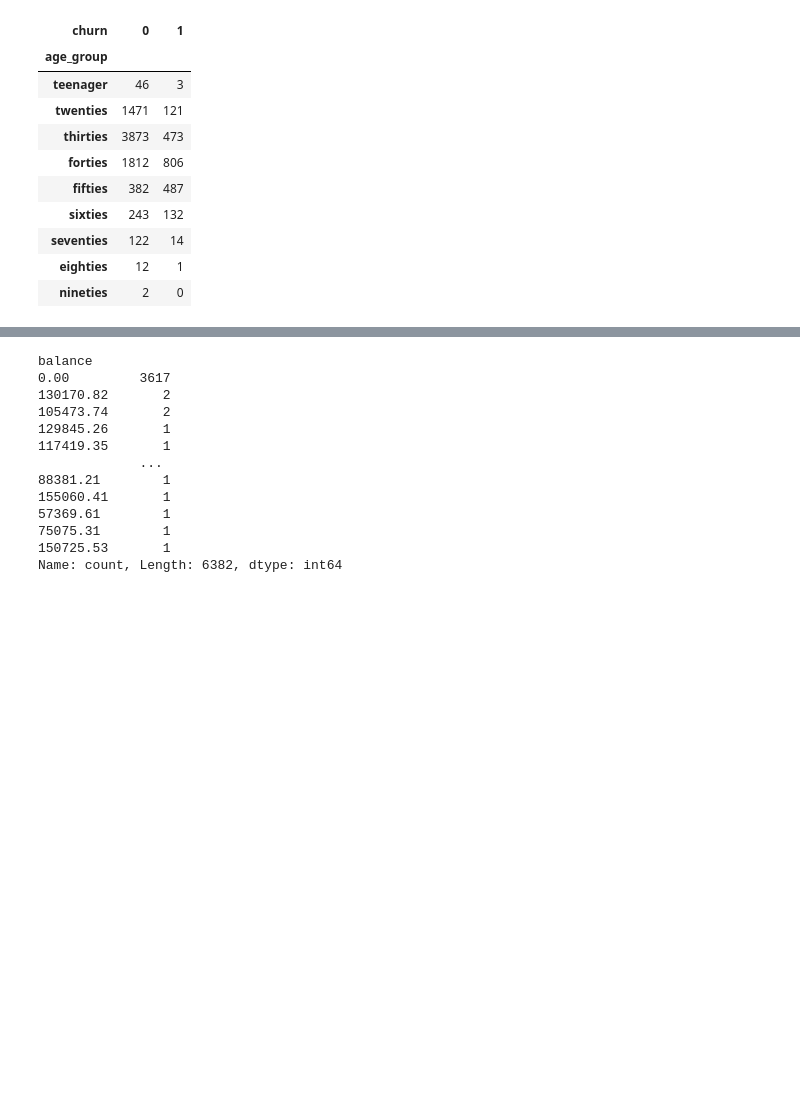
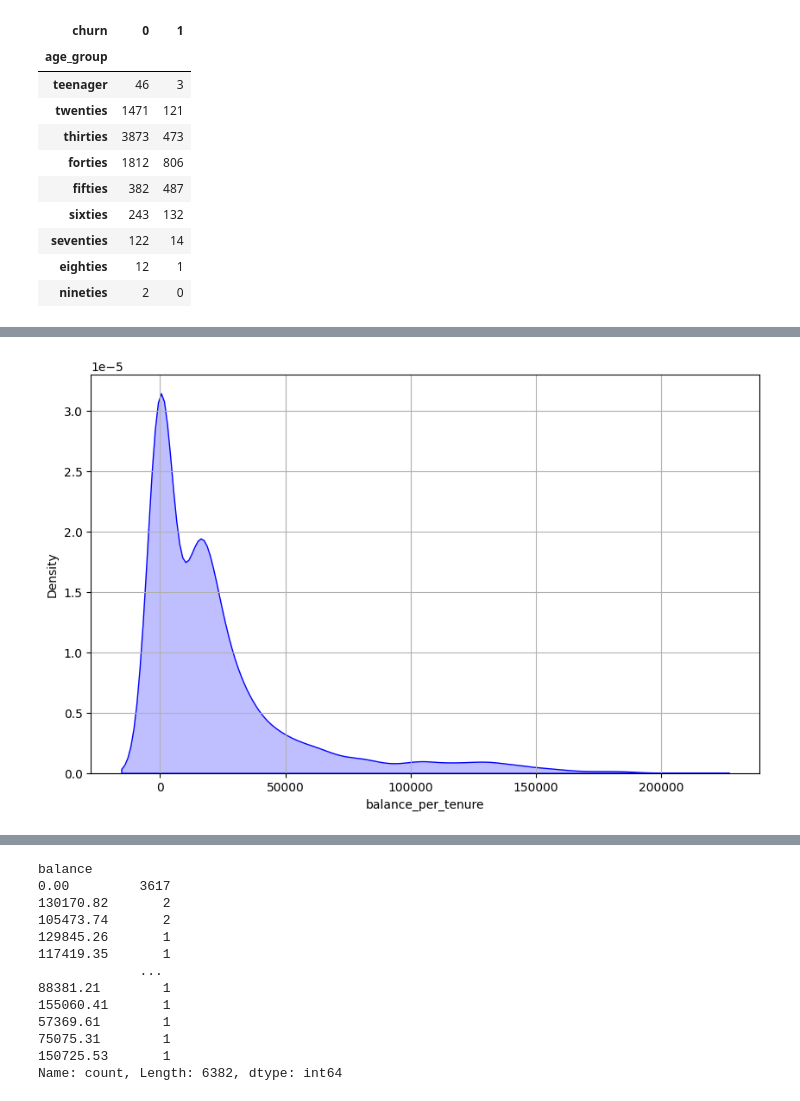
Before and after one commit to coconutkim/project_churn, a Jupyter notebook: groupby.ipynb, the cells around one changed output, grey strips where cells are left out. Cells and saved outputs as stored; diff of their text form; code cells hidden in the pictures; blank space fills up the shorter version.

```diff
--- a/groupby.ipynb
+++ b/groupby.ipynb
@@ -256,0 +319,14 @@ grouped_counts
+# %%
+import pandas as pd
+
+# 1. 잔액 대비 보유 기간
+df['balance_per_tenure'] = df['balance'] / df['tenure']
+# 잔액 대비 보유 기간:
+# 계좌 잔액을 계좌 보유 기간으로 나눈 값을 사용하여 잔액 대비 보유 기간을 계산할 수 있습니다.
+# 이 변수는 잔액이 보유 기간에 비례하는지 또는 잔액이 적은 계좌가 상대적으로 더 오래된 계좌인지 평가할 수 있습니다.
+# 계좌 잔액 / 계좌 보유 기간의 값이 높으면, 보유 기간이 길어질수록 잔액이 많다는 의미일 수 있습니다.
+
+df.insert(df.columns.get_loc('balance_group') + 1,
+              'balance_per_tenure',
+              df.pop('balance_per_tenure'))
+df
@@ -256,0 +363,27 @@ grouped_counts
+# %%
+import pandas as pd
+import matplotlib.pyplot as plt
+import seaborn as sns
+
+# NaN 값을 특정 값으로 대체 (예: 0)
+df['balance_per_tenure']=df['balance_per_tenure'].fillna(0)
+# print(df_filled)
+
+# Inf 값을 특정 값으로 대체 (예: 0)
+df['balance_per_tenure']=df['balance_per_tenure'].replace([np.inf, -np.inf], 0)
+# print(df_filled)
+
+# KDE 플롯
+plt.figure(figsize=(10, 6))
+sns.kdeplot(df['balance_per_tenure'], fill=True, color='blue')
+
+# x축의 범위를 데이터의 최소값과 최대값에 맞추기
+# plt.xlim(df['balance_per_tenure'].min(), df['balance_per_tenure'].max())
+
+# plt.title('KDE Plot of Balance')
+plt.xlabel('balance_per_tenure')
+plt.ylabel('Density')
+plt.grid(True)
+plt.show()
+# %% [output]
+[figure, added]
```
Also changed, not shown: parts of 23 cells of this notebook.
